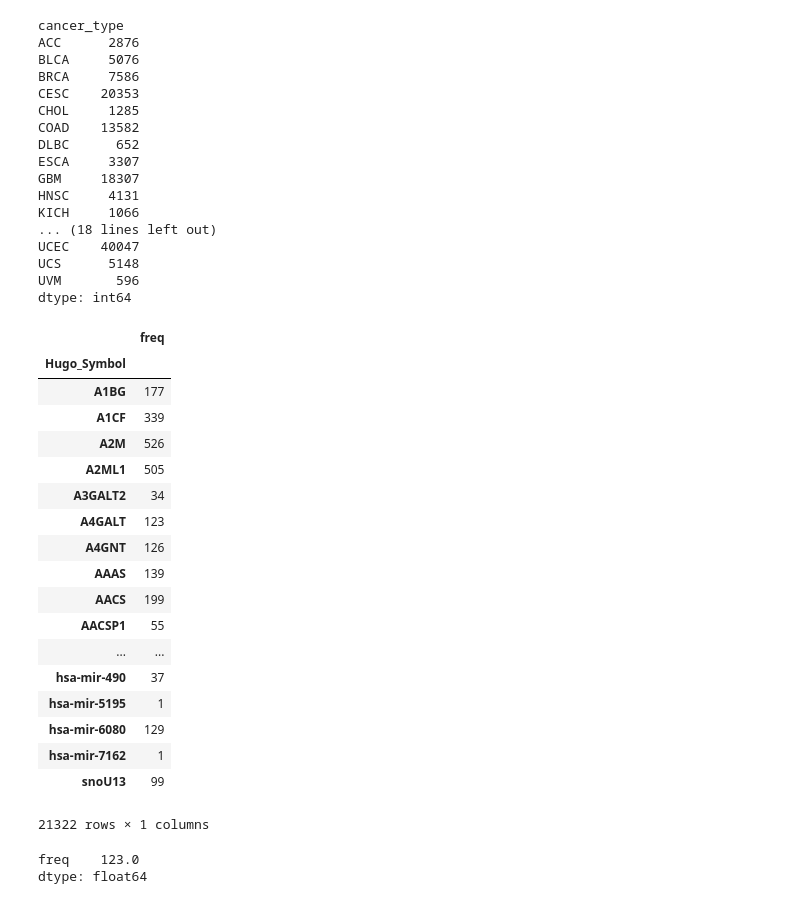
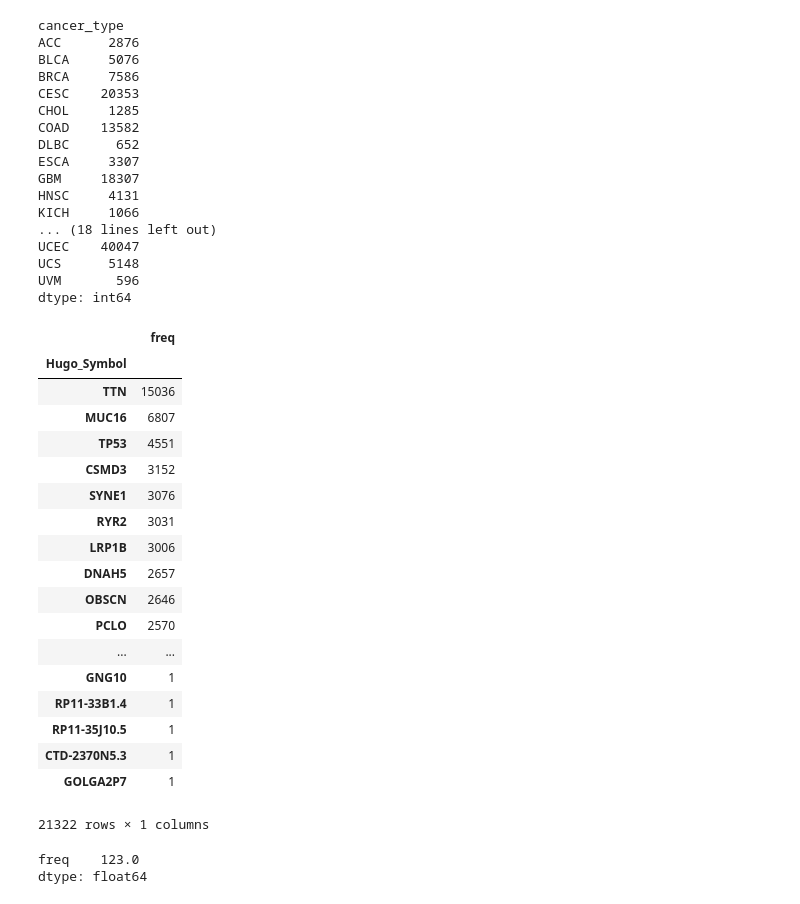
Before and after one commit to tonydisera/w207_6_sum19_g5_final_project, a Jupyter notebook: merge_pancancer_somatic_mutations/transform_pancancer_merged_data.ipynb, the cells around one changed output. Cells and saved outputs as stored; diff of their text form; code cells hidden in the pictures.

```diff
--- a/merge_pancancer_somatic_mutations/transform_pancancer_merged_data.ipynb
+++ b/merge_pancancer_somatic_mutations/transform_pancancer_merged_data.ipynb
@@ -55,28 +58,28 @@ dtype: int64
 unique_genes = mutations.groupby('Hugo_Symbol').count()[mutations.columns[0:1]]
 # %%
 unique_genes.columns = ['freq']
-# %%
-unique_genes
-# %% [output]
-|  | freq |
-| Hugo_Symbol |  |
-| A1BG | 177 |
-| A1CF | 339 |
-| A2M | 526 |
-| A2ML1 | 505 |
-| A3GALT2 | 34 |
-| A4GALT | 123 |
-| A4GNT | 126 |
-| AAAS | 139 |
-| AACS | 199 |
-| AACSP1 | 55 |
-| ... | ... |
-| hsa-mir-490 | 37 |
-| hsa-mir-5195 | 1 |
-| hsa-mir-6080 | 129 |
-| hsa-mir-7162 | 1 |
-| snoU13 | 99 |
-21322 rows × 1 columns
+# %%
+unique_genes.sort_values(['freq'], ascending=False)
+# %% [output]
+|  | freq |
+| Hugo_Symbol |  |
+| TTN | 15036 |
+| MUC16 | 6807 |
+| TP53 | 4551 |
+| CSMD3 | 3152 |
+| SYNE1 | 3076 |
+| RYR2 | 3031 |
+| LRP1B | 3006 |
+| DNAH5 | 2657 |
+| OBSCN | 2646 |
+| PCLO | 2570 |
+| ... | ... |
+| GNG10 | 1 |
+| RP11-33B1.4 | 1 |
+| RP11-35J10.5 | 1 |
+| CTD-2370N5.3 | 1 |
+| GOLGA2P7 | 1 |
+21322 rows × 1 columns
 # %%
 unique_genes.median()
 # %% [output]
```
Also changed, not shown: parts of 8 cells of this notebook, 1 other file.
